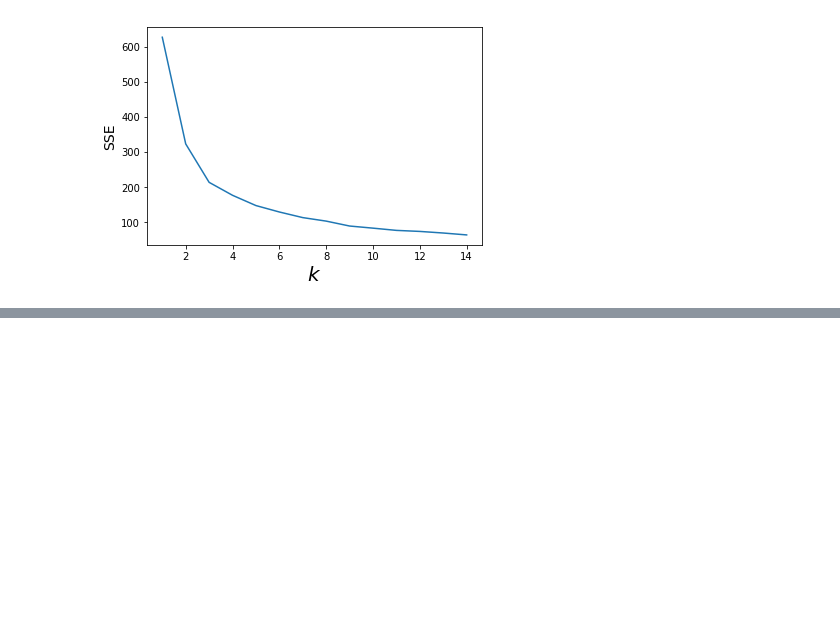
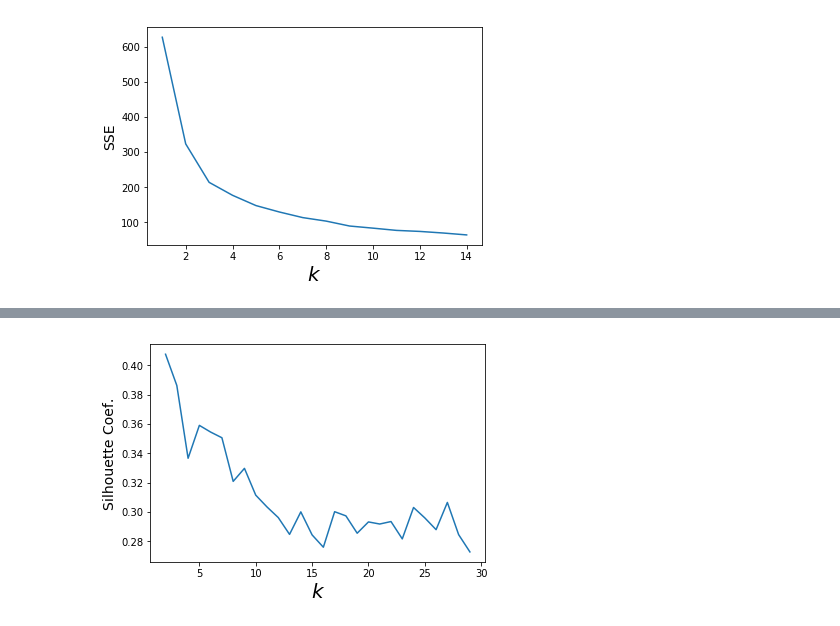
Before and after one commit to LisaNicvert/IA_project, a Jupyter notebook: IA_project_complex.ipynb, the cells around one changed output, grey strips where cells are left out. Cells and saved outputs as stored; diff of their text form; code cells hidden in the pictures; blank space fills up the shorter version.

```diff
--- a/IA_project_complex.ipynb
+++ b/IA_project_complex.ipynb
@@ -361,0 +370,4 @@ sse=kmeans_SSE(df_without_outliers)
+# %%
+silhouette_kmeans(df_without_outliers)
+# %% [output]
+[figure, added]
```
Also changed, not shown: parts of 27 cells of this notebook, 1 other file.
